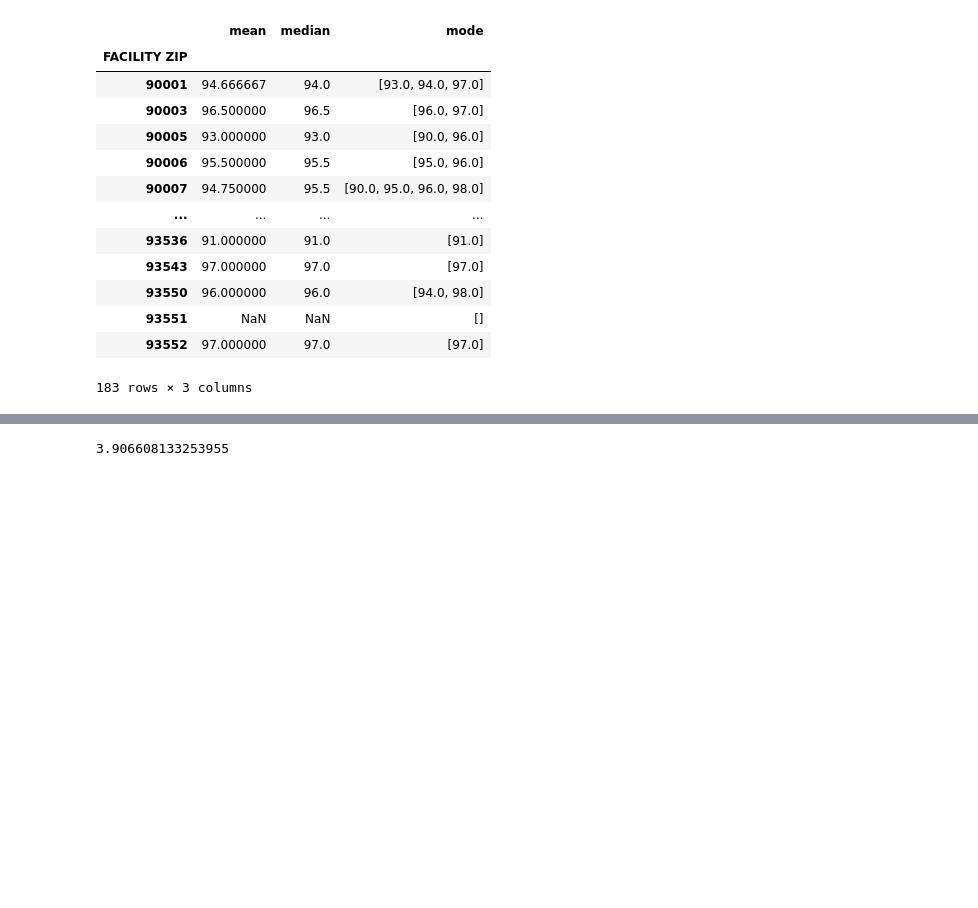
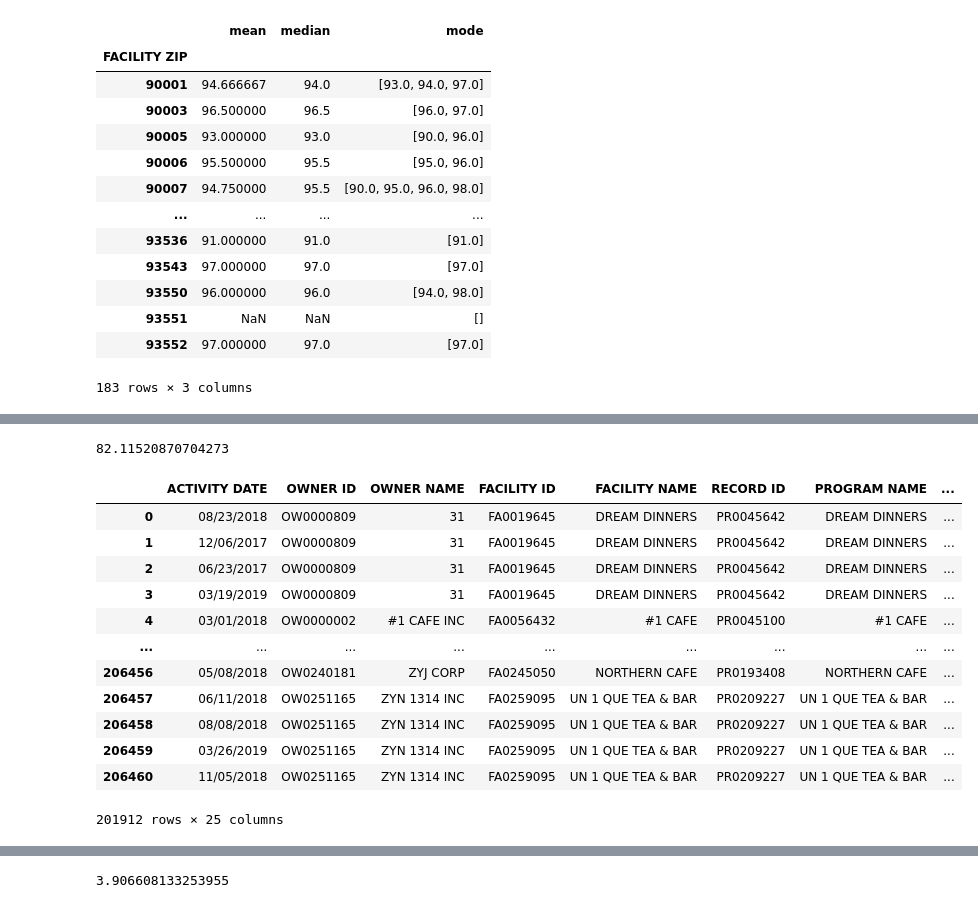
Before and after one commit to ejgoodwin/sum_parser, a Jupyter notebook: Parser-PD.ipynb, the cells around one changed output, grey strips where cells are left out. Saved outputs shown, nothing was run; the diff lists cells and outputs as text; code cells hidden in the pictures; blank space fills up the shorter version.

```diff
--- a/Parser-PD.ipynb
+++ b/Parser-PD.ipynb
@@ -625,0 +617,23 @@ inspectionsDF['SCORE'].std()
+# %%
+93.835033-(3.906608*3)
+mean = inspectionsDF['SCORE'].mean()
+stdev = inspectionsDF['SCORE'].std()
+lowerBound = mean-(stdev*3)
+print(lowerBound)
+inspectionsDF = inspectionsDF.drop(inspectionsDF[inspectionsDF.SCORE < lowerBound].index)
+inspectionsDF
+# %% [output]
+82.11520870704273
+|  | ACTIVITY DATE | OWNER ID | OWNER NAME | FACILITY ID | FACILITY NAME | RECORD ID | PROGRAM NAME | ... |
+| 0 | 08/23/2018 | OW0000809 | 31 | FA0019645 | DREAM DINNERS | PR0045642 | DREAM DINNERS | ... |
+| 1 | 12/06/2017 | OW0000809 | 31 | FA0019645 | DREAM DINNERS | PR0045642 | DREAM DINNERS | ... |
+| 2 | 06/23/2017 | OW0000809 | 31 | FA0019645 | DREAM DINNERS | PR0045642 | DREAM DINNERS | ... |
+| 3 | 03/19/2019 | OW0000809 | 31 | FA0019645 | DREAM DINNERS | PR0045642 | DREAM DINNERS | ... |
+| 4 | 03/01/2018 | OW0000002 | #1 CAFE INC | FA0056432 | #1 CAFE | PR0045100 | #1 CAFE | ... |
+| ... | ... | ... | ... | ... | ... | ... | ... | ... |
+| 206456 | 05/08/2018 | OW0240181 | ZYJ CORP | FA0245050 | NORTHERN CAFE | PR0193408 | NORTHERN CAFE | ... |
+| 206457 | 06/11/2018 | OW0251165 | ZYN 1314 INC | FA0259095 | UN 1 QUE TEA & BAR | PR0209227 | UN 1 QUE TEA & BAR | ... |
+| 206458 | 08/08/2018 | OW0251165 | ZYN 1314 INC | FA0259095 | UN 1 QUE TEA & BAR | PR0209227 | UN 1 QUE TEA & BAR | ... |
+| 206459 | 03/26/2019 | OW0251165 | ZYN 1314 INC | FA0259095 | UN 1 QUE TEA & BAR | PR0209227 | UN 1 QUE TEA & BAR | ... |
+| 206460 | 11/05/2018 | OW0251165 | ZYN 1314 INC | FA0259095 | UN 1 QUE TEA & BAR | PR0209227 | UN 1 QUE TEA & BAR | ... |
+201912 rows × 25 columns
```
Also changed, not shown: parts of 15 cells of this notebook, 1 other file.
